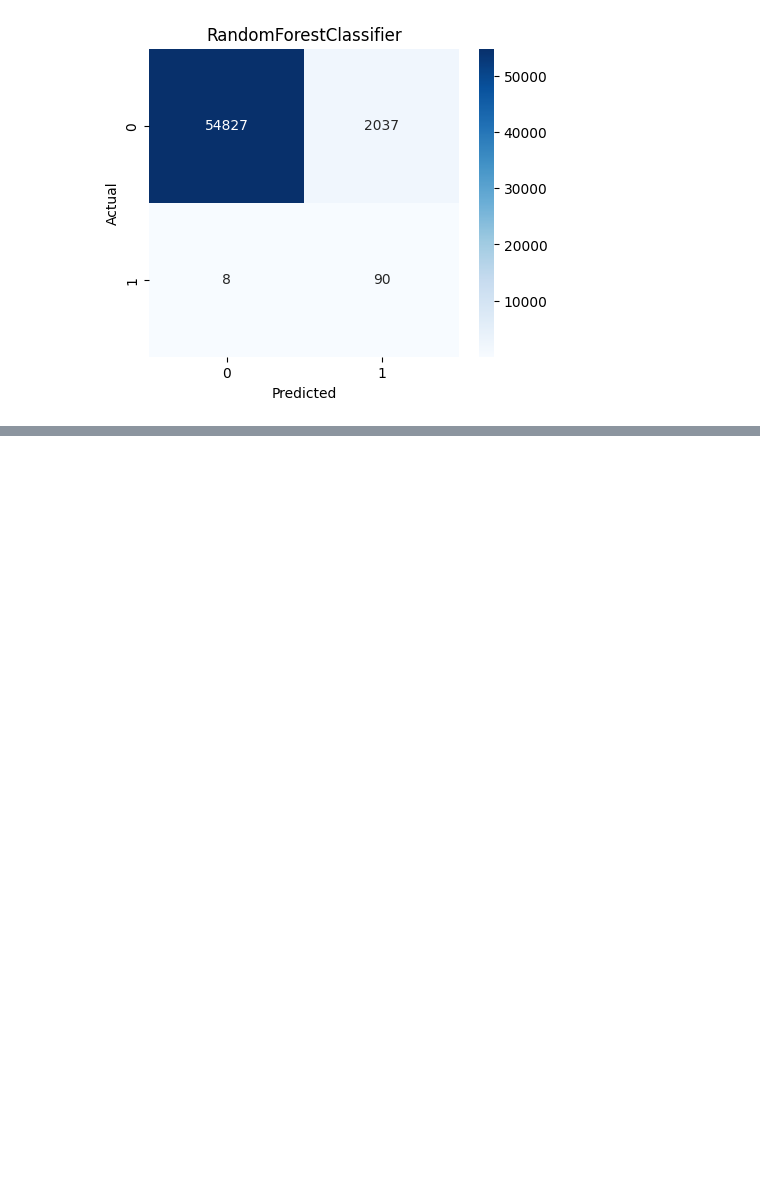
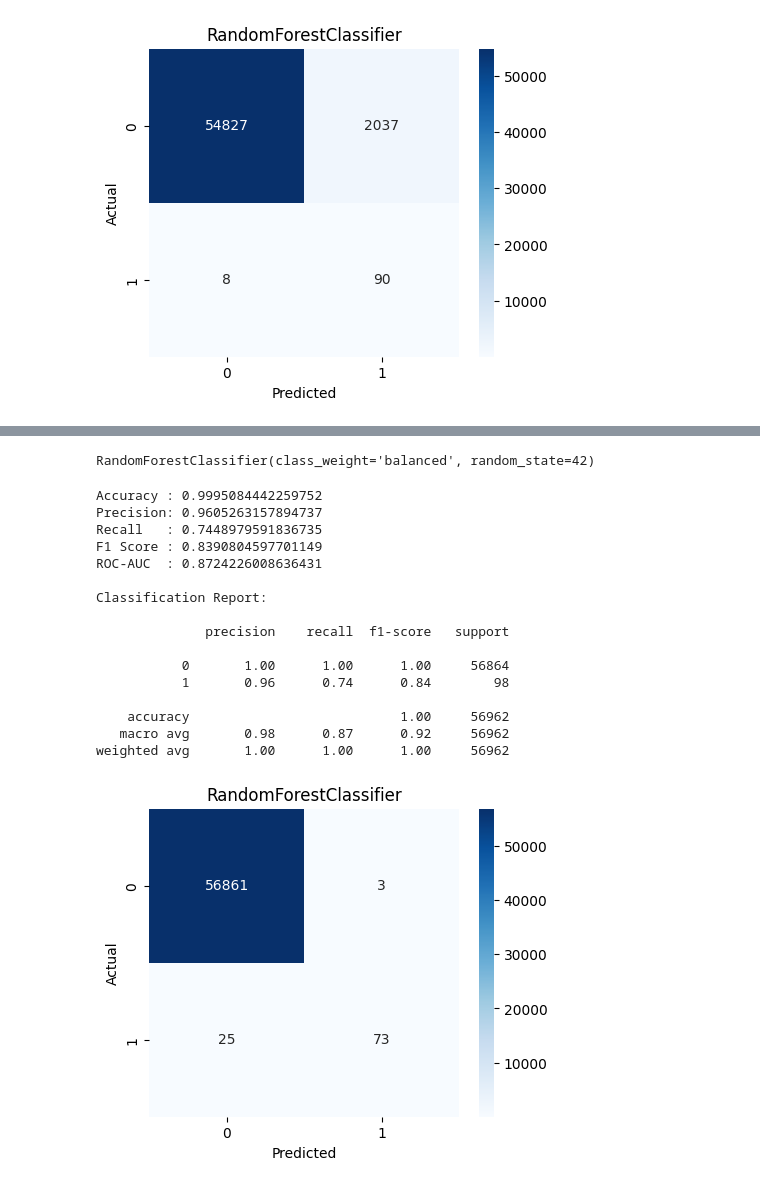
Before and after one commit to rifat-ml-dev/ml-engineer-journey, a Jupyter notebook: fraud_detection_project/notebooks/fraud_detection.ipynb, the cells around one changed output, grey strips where cells are left out. Drawn from its saved outputs; the diff is of its cells as text; code cells hidden in the pictures; blank space fills up the shorter version.

```diff
--- a/fraud_detection_project/notebooks/fraud_detection.ipynb
+++ b/fraud_detection_project/notebooks/fraud_detection.ipynb
@@ -592,0 +605,39 @@ save_results(
+# %%
+#Apply Class Weight Balancing
+rf_weighted = RandomForestClassifier(
+    n_estimators=100,
+    class_weight="balanced",
+    random_state=42
+)
+
+rf_weighted.fit(X_train, y_train)
+# %% [output]
+RandomForestClassifier(class_weight='balanced', random_state=42)
+# %%
+#Predictions
+y_pred_weighted = rf_weighted.predict(X_test)
+# %%
+#Evaluate
+evaluate_model(
+    rf_weighted,
+    y_test,
+    y_pred_weighted
+)
+# %% [output]
+Accuracy : 0.9995084442259752
+Precision: 0.9605263157894737
+Recall   : 0.7448979591836735
+F1 Score : 0.8390804597701149
+ROC-AUC  : 0.8724226008636431
+
+Classification Report:
+
+              precision    recall  f1-score   support
+
+           0       1.00      1.00      1.00     56864
+           1       0.96      0.74      0.84        98
+
+    accuracy                           1.00     56962
+   macro avg       0.98      0.87      0.92     56962
+weighted avg       1.00      1.00      1.00     56962
+[figure, added]
```
Also changed, not shown: parts of 14 cells of this notebook.
